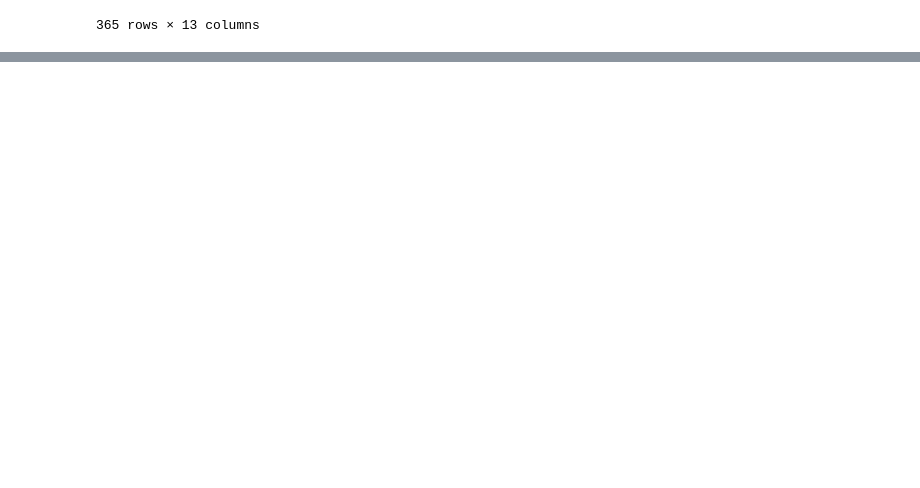
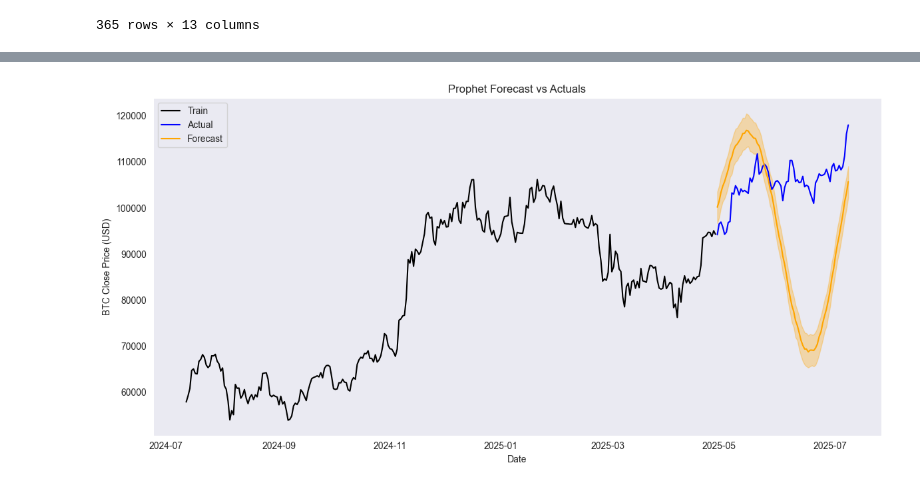
Before and after one commit to kingsuching/cryptoTrading, a Jupyter notebook: prophet.ipynb, the cells around one changed output, grey strips where cells are left out. Drawn from its saved outputs; the diff is of its cells as text; code cells hidden in the pictures; blank space fills up the shorter version.

```diff
--- a/prophet.ipynb
+++ b/prophet.ipynb
@@ -62,12 +62,15 @@ daily_data
 | 2025-07-11 | 117990.53 | 8.355309 | 72 | 9194.366064 | 101288.707658 | 108463.3535 | 115637.999342 | 107036.2634 | 0.000000 | ... |
 365 rows × 13 columns
 # %%
-test_days = 180
-train = daily_data.iloc[:-test_days]
-test  = daily_data.iloc[-test_days:]
+# Split data into train/test - use first 80% for training
+split_idx = int(len(daily_data) * 0.8)
+train = daily_data.iloc[:split_idx]
+test = daily_data.iloc[split_idx:]
 
-# Instantiate and fit Prophet model
+# Prepare training data for Prophet
+train_prophet = train.reset_index().rename(columns={'time': 'ds', 'close': 'y'})
+
 m = Prophet(daily_seasonality=False, weekly_seasonality=True, yearly_seasonality=True)
 m.add_seasonality(name='weekly', period=7, fourier_order=3)
-m.fit(train)
+m.fit(train_prophet)
 # %% [output]
@@ -75,0 +80,5 @@ ValueError: Dataframe must have columns "ds" and "y" with the dates and values r
+# %%
+# Create future dataframe that includes the test period
+test_days = len(test)
+future = m.make_future_dataframe(periods=test_days, freq='D')
+future
@@ -75,0 +99,25 @@ ValueError: Dataframe must have columns "ds" and "y" with the dates and values r
+# %%
+# Generate forecast
+df_forecast = m.predict(future)
+
+# Prepare test data with proper column names
+test_prophet = test.reset_index().rename(columns={'time': 'ds', 'close': 'y'})
+
+# Extract forecast for the test range - use proper date matching
+fcst_test = df_forecast.set_index('ds').loc[test_prophet['ds'], ['yhat','yhat_lower','yhat_upper']]
+
+# Plot results
+plt.figure(figsize=(12,6))
+plt.plot(train_prophet['ds'], train_prophet['y'], label='Train', color='black')
+plt.plot(test_prophet['ds'], test_prophet['y'], label='Actual', color='blue')
+plt.plot(fcst_test.index, fcst_test['yhat'], label='Forecast', color='orange')
+plt.fill_between(fcst_test.index,
+                 fcst_test['yhat_lower'],
+                 fcst_test['yhat_upper'],
+                 color='orange', alpha=0.3)
+plt.title('Prophet Forecast vs Actuals')
+plt.xlabel('Date'); plt.ylabel('BTC Close Price (USD)')
+plt.legend(); plt.grid(False); plt.tight_layout()
+plt.show()
+# %% [output]
+[figure, added]
```
Also changed, not shown: parts of 3 cells of this notebook.
